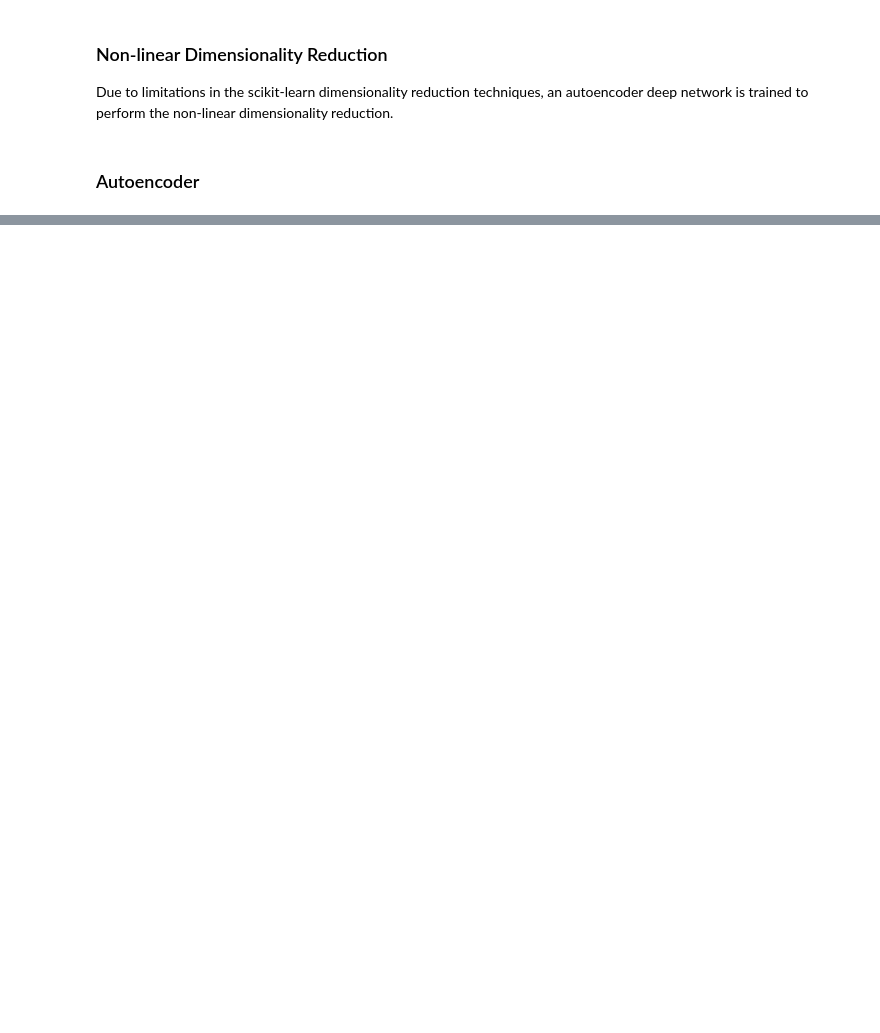
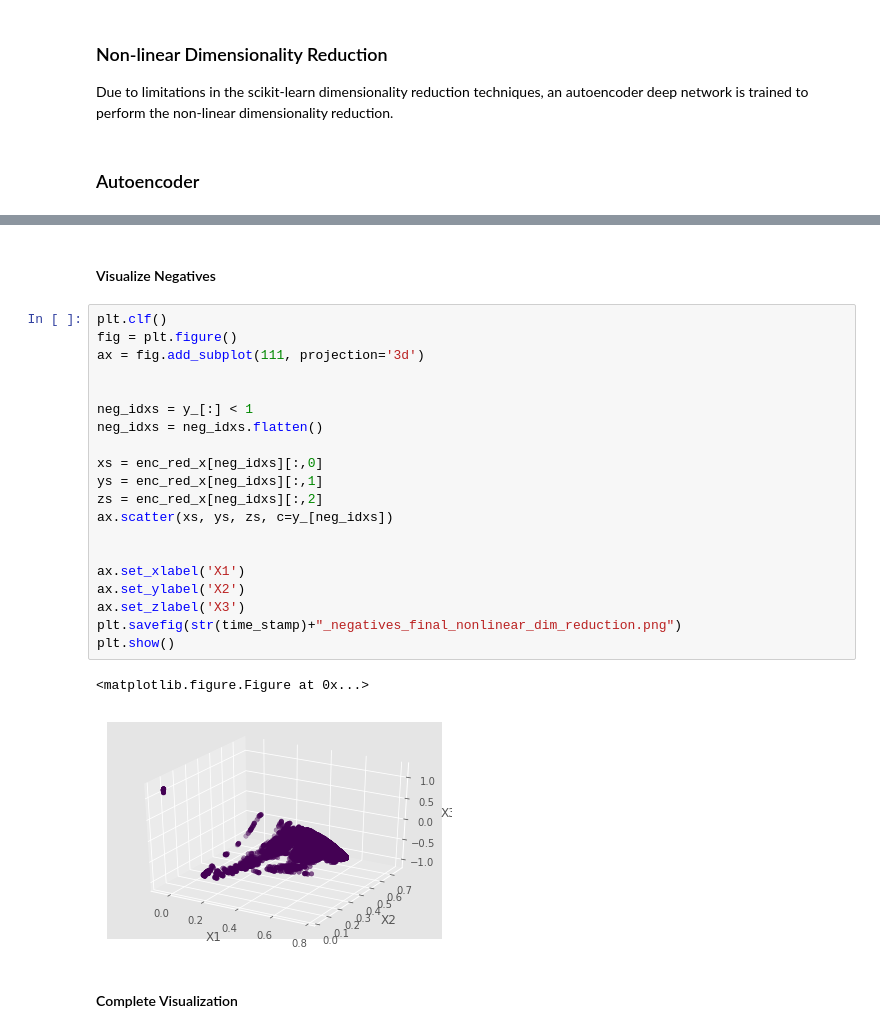
Before and after one commit to wderekjones/protein_binding, a Jupyter notebook: Classification_Dim_Reduction.ipynb, the cells around one changed output, grey strips where cells are left out. Cells and saved outputs as stored; diff of their text form; blank space fills up the shorter version.

```diff
--- a/Classification_Dim_Reduction.ipynb
+++ b/Classification_Dim_Reduction.ipynb
@@ -260,0 +284,27 @@ plt.show()
+# %% [markdown]
+#### Visualize Negatives
+# %%
+plt.clf()
+fig = plt.figure()
+ax = fig.add_subplot(111, projection='3d')
+
+
+neg_idxs = y_[:] < 1
+neg_idxs = neg_idxs.flatten()
+
+xs = enc_red_x[neg_idxs][:,0]
+ys = enc_red_x[neg_idxs][:,1]
+zs = enc_red_x[neg_idxs][:,2]
+ax.scatter(xs, ys, zs, c=y_[neg_idxs])
+
+
+ax.set_xlabel('X1')
+ax.set_ylabel('X2')
+ax.set_zlabel('X3')
+plt.savefig(str(time_stamp)+"_negatives_final_nonlinear_dim_reduction.png")
+plt.show()
+# %% [output]
+<matplotlib.figure.Figure at 0x...>
+[figure, added]
+# %% [markdown]
+#### Complete Visualization
```
Also changed, not shown: parts of 17 cells of this notebook, 1 other file.
